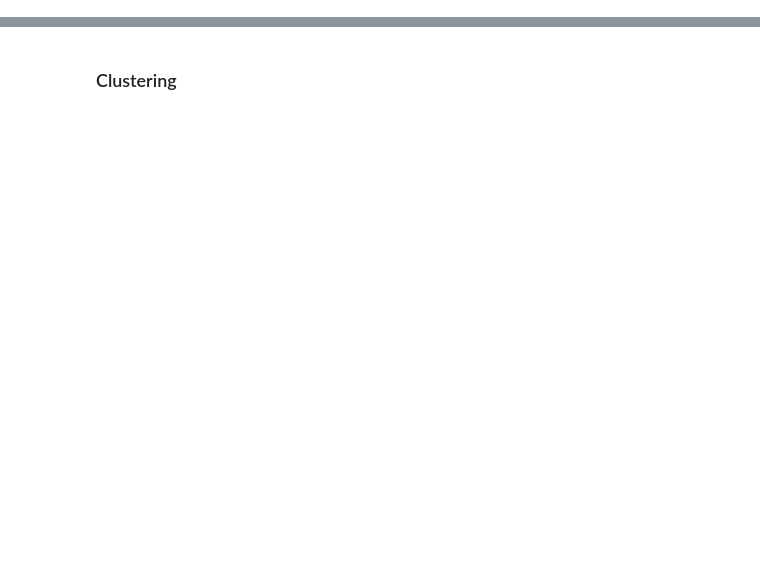
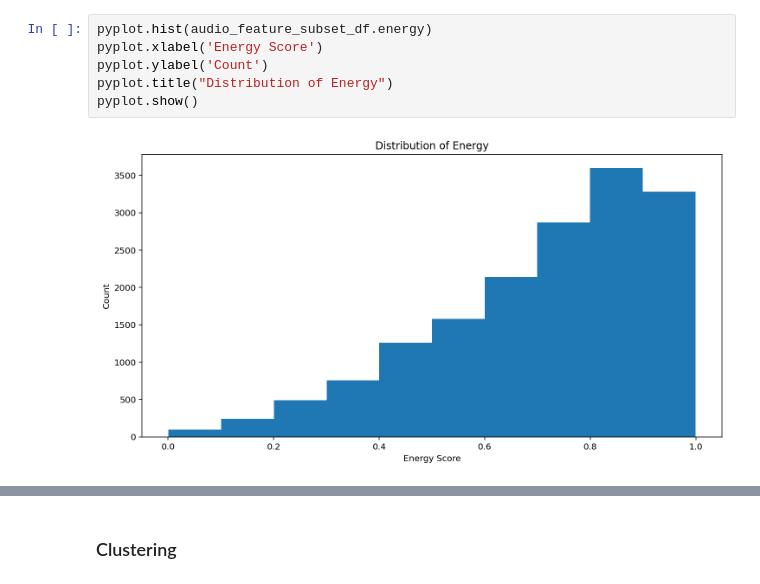
Before and after one commit to ericwan1/kmusic-recos, a Jupyter notebook: recc_eda.ipynb, the cells around one changed output, grey strips where cells are left out. Drawn from its saved outputs; the diff is of its cells as text; blank space fills up the shorter version.

```diff
--- a/recc_eda.ipynb
+++ b/recc_eda.ipynb
@@ -13,0 +101,8 @@ data.head()
+# %%
+pyplot.hist(audio_feature_subset_df.energy)
+pyplot.xlabel('Energy Score')
+pyplot.ylabel('Count')
+pyplot.title("Distribution of Energy")
+pyplot.show()
+# %% [output]
+[figure, added]
```
Also changed, not shown: parts of 70 cells of this notebook.
